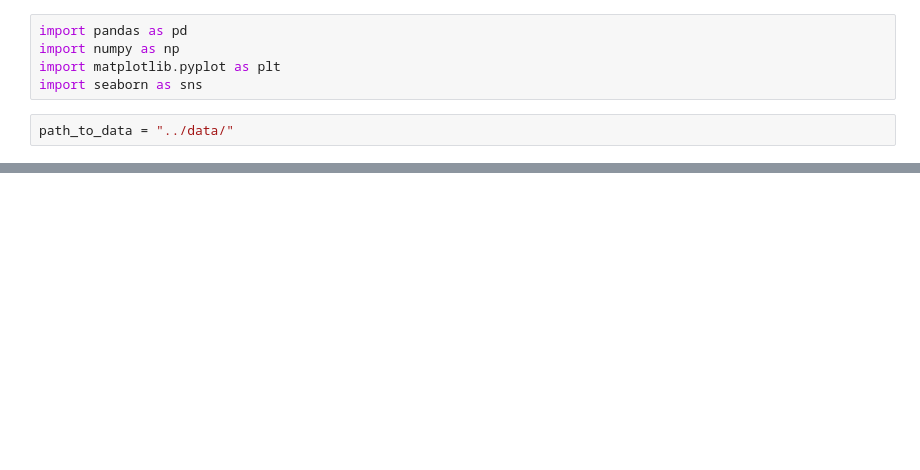
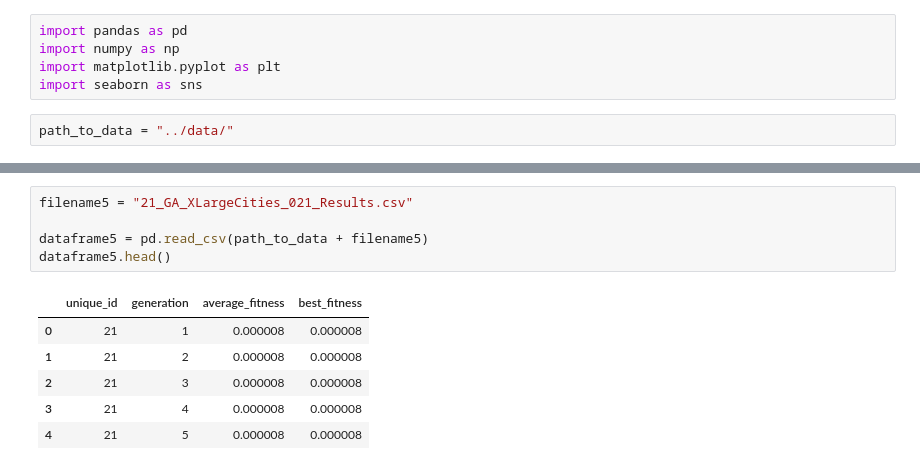
Before and after one commit to m-mathilde34/Traveling-Salesman-Analysis, a Jupyter notebook: notebooks/XLargeCities_analysis.ipynb, the cells around one changed output, grey strips where cells are left out. Saved outputs shown, nothing was run; the diff lists cells and outputs as text; blank space fills up the shorter version.

```diff
--- a/notebooks/XLargeCities_analysis.ipynb
+++ b/notebooks/XLargeCities_analysis.ipynb
@@ -12,0 +56,12 @@ dataframe.head()
+# %%
+filename5 = "21_GA_XLargeCities_021_Results.csv"
+
+dataframe5 = pd.read_csv(path_to_data + filename5)
+dataframe5.head()
+# %% [output]
+|  | unique_id | generation | average_fitness | best_fitness |
+| 0 | 21 | 1 | 0.000008 | 0.000008 |
+| 1 | 21 | 2 | 0.000008 | 0.000008 |
+| 2 | 21 | 3 | 0.000008 | 0.000008 |
+| 3 | 21 | 4 | 0.000008 | 0.000008 |
+| 4 | 21 | 5 | 0.000008 | 0.000008 |
```
Also changed, not shown: parts of 6 cells of this notebook, 6 other files.
